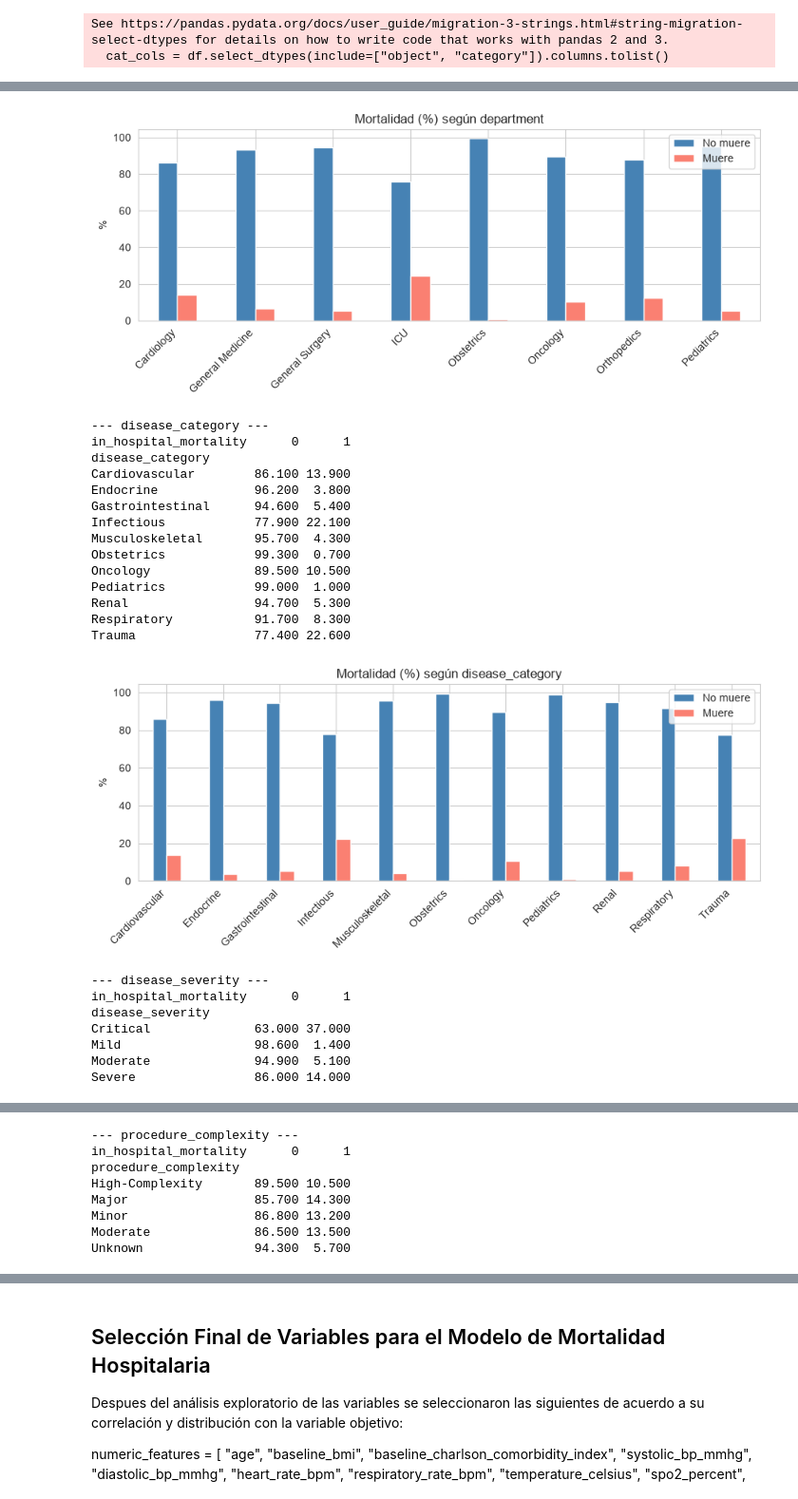
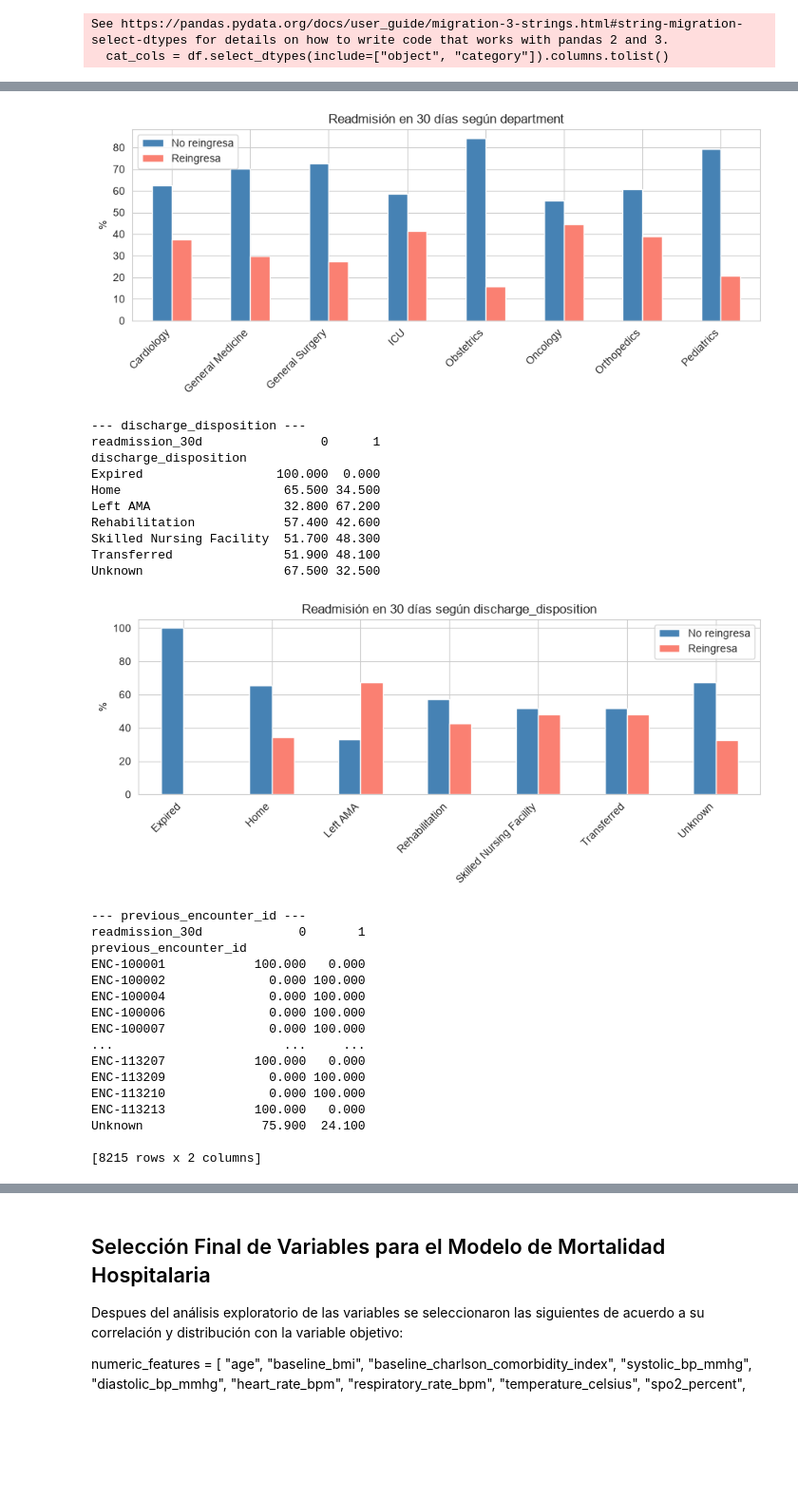
Before and after one commit to SantiagoYpes/final, a Jupyter notebook: 2_cleanning_and_transform/select_features.ipynb, the cells around one changed output, grey strips where cells are left out. Shown at 95% size. Saved outputs shown, nothing was run; the diff lists cells and outputs as text; code cells hidden in the pictures; blank space fills up the shorter version.

Commit message:
updating to readmission_30d as target variable

```diff
--- a/2_cleanning_and_transform/select_features.ipynb
+++ b/2_cleanning_and_transform/select_features.ipynb
@@ -15,7 +15,7 @@ plt.rcParams["figure.figsize"] = (12, 6)
 # %%
 df = pd.read_csv("../data/df_final.csv")
 
-TARGET = "in_hospital_mortality"
+TARGET = "readmission_30d"
 
 numeric_cols = df.select_dtypes(include=["int64", "float64", "int32"]).columns.tolist()
 numeric_cols = [c for c in numeric_cols if c != TARGET]
@@ -37,12 +37,12 @@ for i, col in enumerate(numeric_cols):
                  alpha=0.6, ax=axes[i], kde=False)
     axes[i].set_title(col, fontsize=10)
     axes[i].set_xlabel("")
-    axes[i].legend(title="Mortalidad", labels=["No", "Sí"])
+    axes[i].legend(title="Readmision_30d", labels=["No", "Sí"])
 
 for j in range(i + 1, len(axes)):
     axes[j].set_visible(False)
 
-plt.suptitle("Histogramas de variables numéricas según Mortalidad", fontsize=14, y=1.01)
+plt.suptitle("Histogramas de variables numéricas según ICU", fontsize=14, y=1.01)
 plt.tight_layout()
 plt.show()
 # %% [output]
@@ -100,10 +100,10 @@ for col in cat_cols:
     # Gráfico
     fig, ax = plt.subplots(figsize=(9, 4))
     ct.plot(kind="bar", stacked=False, color=["steelblue", "salmon"], ax=ax)
-    ax.set_title(f"Mortalidad (%) según {col}")
+    ax.set_title(f"Readmisión en 30 días según {col}")
     ax.set_ylabel("%")
     ax.set_xlabel("")
-    ax.legend(["No muere", "Muere"])
+    ax.legend(["No reingresa", "Reingresa"])
     plt.xticks(rotation=45, ha="right")
     plt.tight_layout()
     plt.show()
@@ -136,23 +136,28 @@ Pediatrics            94.800  5.200
-[figure, old version]
+[figure, new version]
---- disease_category ---
-in_hospital_mortality      0      1
-disease_category
-Cardiovascular        86.100 13.900
-Endocrine             96.200  3.800
-Gastrointestinal      94.600  5.400
-Infectious            77.900 22.100
-Musculoskeletal       95.700  4.300
-Obstetrics            99.300  0.700
-Oncology              89.500 10.500
-Pediatrics            99.000  1.000
-Renal                 94.700  5.300
-Respiratory           91.700  8.300
-Trauma                77.400 22.600
+--- discharge_disposition ---
+readmission_30d                0      1
+discharge_disposition
+Expired                  100.000  0.000
+Home                      65.500 34.500
+Left AMA                  32.800 67.200
+Rehabilitation            57.400 42.600
+Skilled Nursing Facility  51.700 48.300
+Transferred               51.900 48.100
+Unknown                   67.500 32.500
-[figure, old version]
+[figure, new version]
---- disease_severity ---
-in_hospital_mortality      0      1
-disease_severity
-Critical              63.000 37.000
-Mild                  98.600  1.400
-Moderate              94.900  5.100
-Severe                86.000 14.000
+--- previous_encounter_id ---
+readmission_30d             0       1
+previous_encounter_id
+ENC-100001            100.000   0.000
+ENC-100002              0.000 100.000
+ENC-100004              0.000 100.000
+ENC-100006              0.000 100.000
+ENC-100007              0.000 100.000
+...                       ...     ...
+ENC-113207            100.000   0.000
+ENC-113209              0.000 100.000
+ENC-113210              0.000 100.000
+ENC-113213            100.000   0.000
+Unknown                75.900  24.100
+
+[8215 rows x 2 columns]
@@ -160,8 +163,0 @@ Severe                86.000 14.000
---- procedure_complexity ---
-in_hospital_mortality      0      1
-procedure_complexity
-High-Complexity       89.500 10.500
-Major                 85.700 14.300
-Minor                 86.800 13.200
-Moderate              86.500 13.500
-Unknown               94.300  5.700
```
Also changed, not shown: parts of 4 cells of this notebook, 5 other files.
